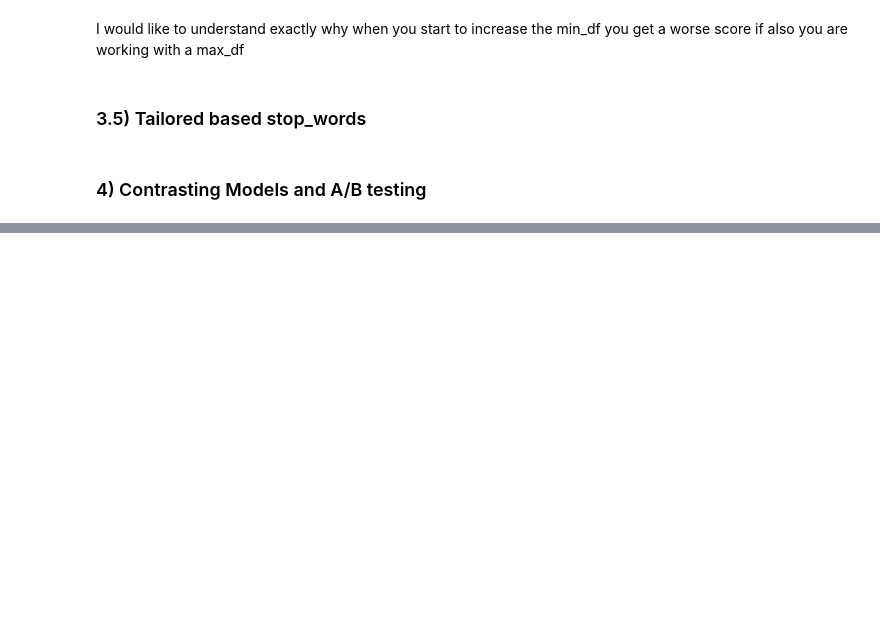
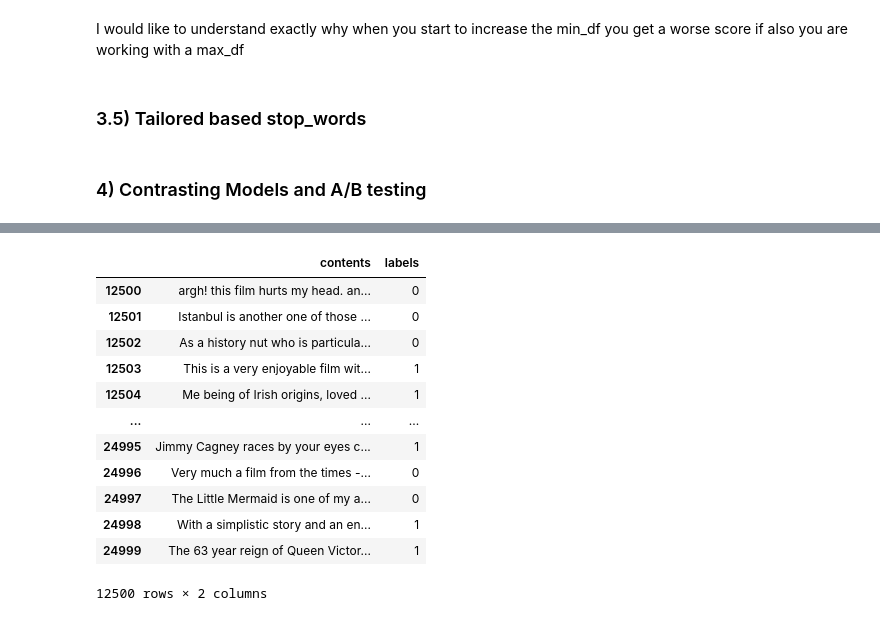
Before and after one commit to sebastianvier/movie_reviews, a Jupyter notebook: simple_multinominal_naive_bayes.ipynb, the cells around one changed output, grey strips where cells are left out. Saved outputs shown, nothing was run; the diff lists cells and outputs as text; code cells hidden in the pictures; blank space fills up the shorter version.

```diff
--- a/simple_multinominal_naive_bayes.ipynb
+++ b/simple_multinominal_naive_bayes.ipynb
@@ -1007,0 +1024,5 @@ I would like to understand exactly why when you start to increase the min_df you
+# %%
+kf = KFold(n_splits=2)
+for i1,i2 in kf.split(data):
+    lst1 = list(i1)
+    lst2 = list(i2)
@@ -1007,0 +1046,16 @@ I would like to understand exactly why when you start to increase the min_df you
+# %%
+data[~data.index.isin(i1)]
+# %% [output]
+|  | contents | labels |
+| 12500 | argh! this film hurts my head. an... | 0 |
+| 12501 | Istanbul is another one of those ... | 0 |
+| 12502 | As a history nut who is particula... | 0 |
+| 12503 | This is a very enjoyable film wit... | 1 |
+| 12504 | Me being of Irish origins, loved ... | 1 |
+| ... | ... | ... |
+| 24995 | Jimmy Cagney races by your eyes c... | 1 |
+| 24996 | Very much a film from the times -... | 0 |
+| 24997 | The Little Mermaid is one of my a... | 0 |
+| 24998 | With a simplistic story and an en... | 1 |
+| 24999 | The 63 year reign of Queen Victor... | 1 |
+12500 rows × 2 columns
```
Also changed, not shown: parts of 4 cells of this notebook.
